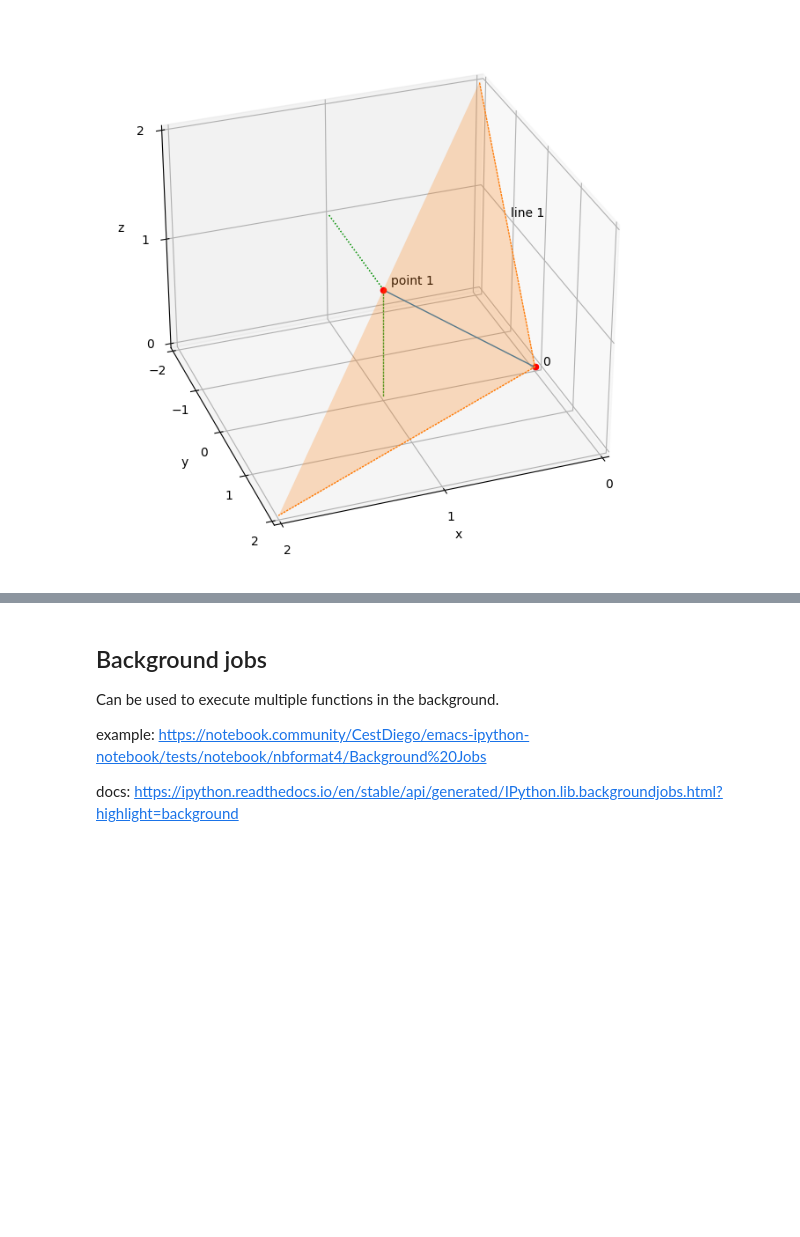
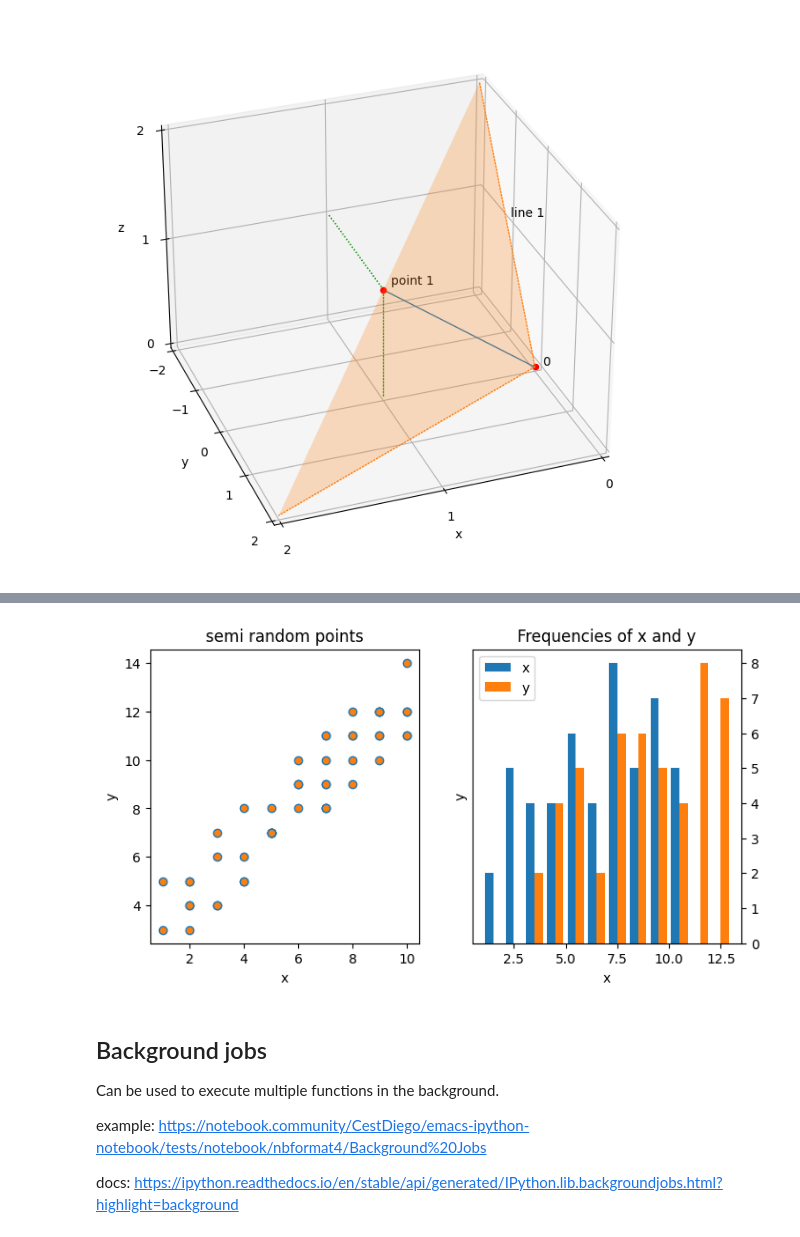
Before and after one commit to MartinVoelkl94/Python_compendium, a Jupyter notebook: Python_compendium.ipynb, the cells around one changed output, grey strips where cells are left out. Cells and saved outputs as stored; diff of their text form; code cells hidden in the pictures; blank space fills up the shorter version.

```diff
--- a/Python_compendium.ipynb
+++ b/Python_compendium.ipynb
@@ -647,3 +692,37 @@ plt.show()
+# %%
+import matplotlib.pyplot as plt
+import numpy as np
+
+#create random data
+np.random.seed(111)
+x = np.random.randint(1, 11, size=50)
+y = x + np.random.randint(1, 5, size=x.size)
+data = np.column_stack((x, y))  #combine 1D arrays into 2D array
+
+#create figure with subplots
+fig, (ax1, ax2) = plt.subplots(nrows=1, ncols=2, figsize=(8, 4))
+
+#create scatterplot
+ax1.scatter(x=x,
+            y=y,
+            marker='o',
+            c='tab:orange',
+            edgecolor='tab:blue')
+ax1.set_title('semi random points')
+ax1.set_xlabel('x')
+ax1.set_ylabel('y')
+
+#create histogram
+ax2.hist(data, bins=np.arange(data.min(), data.max()), label=('x', 'y'))
+ax2.legend()
+ax2.set_title('Frequencies of x and y')
+ax2.yaxis.tick_right()
+ax2.set_xlabel('x')
+ax2.set_ylabel('y')
+
+plt.show()
+# %% [output]
+[figure, added]
 # %% [markdown]
 ## Background jobs
 
```
Also changed, not shown: parts of 13 cells of this notebook.
